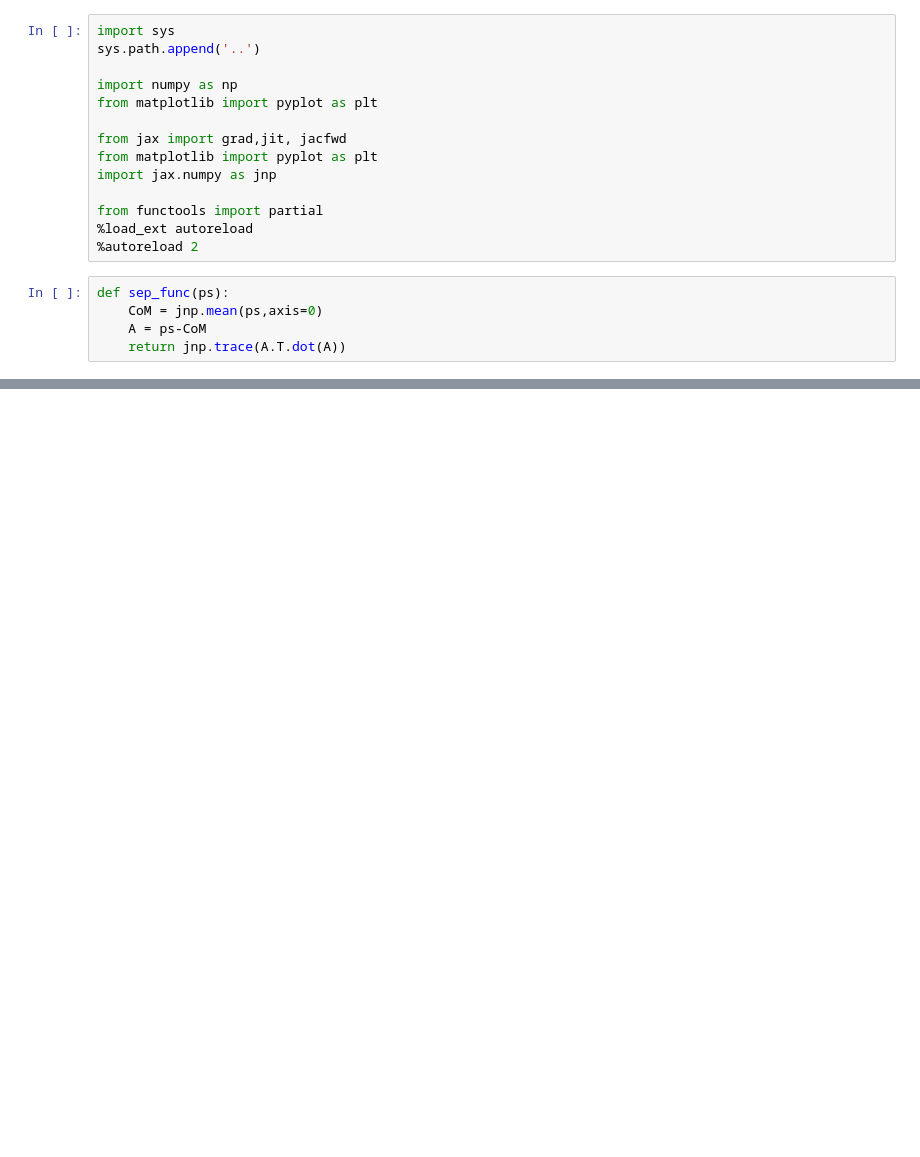
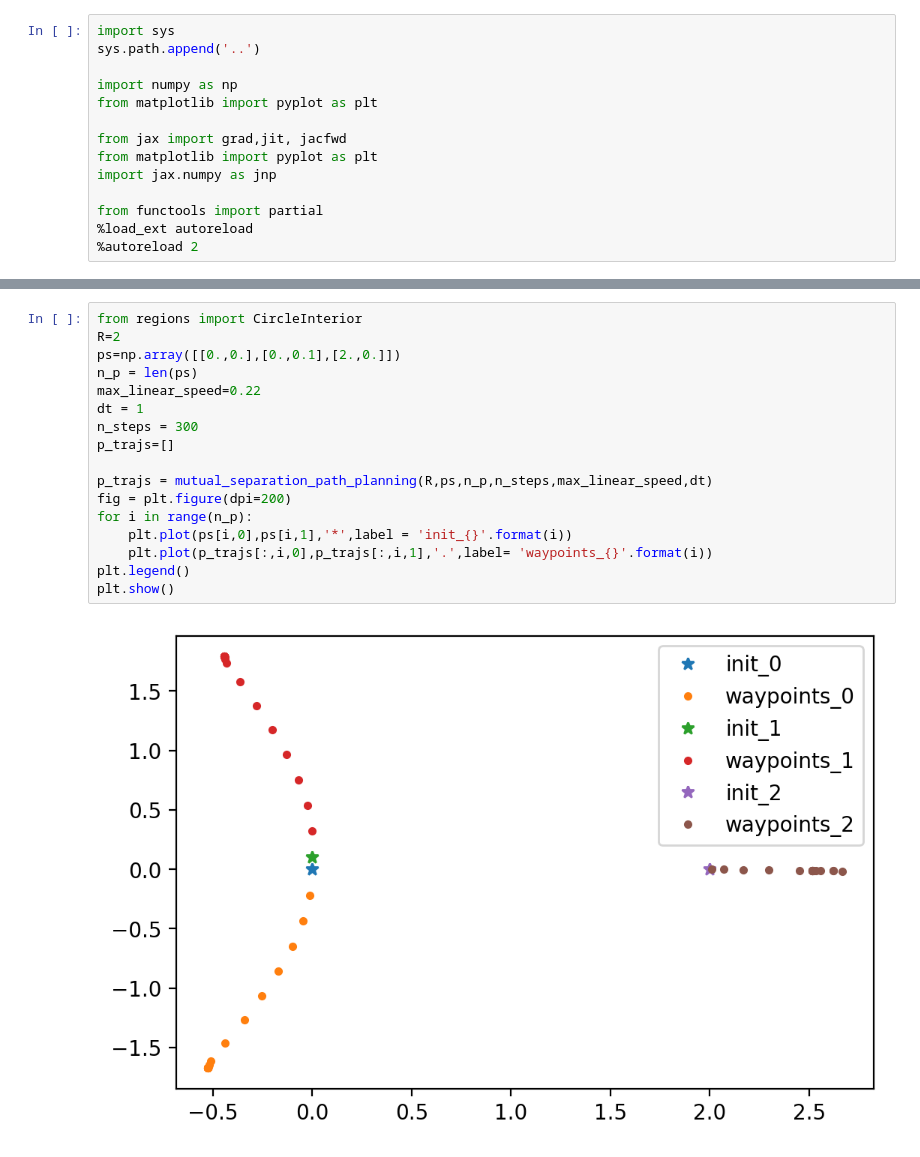
Before and after one commit to lina-robotics-lab/fim_track, a Jupyter notebook: src/Notebooks/Separation Only Path Planning.ipynb, the cells around one changed output, grey strips where cells are left out. Cells and saved outputs as stored; diff of their text form; blank space fills up the shorter version.

Commit message:
Finished: gradient descent on det((p-pCoM)(p-pCoM)^T) is used as initial movement planning

```diff
--- a/src/Notebooks/Separation Only Path Planning.ipynb
+++ b/src/Notebooks/Separation Only Path Planning.ipynb
@@ -12,9 +12,4 @@ import jax.numpy as jnp
 from functools import partial
 %load_ext autoreload
 %autoreload 2
-# %%
-def sep_func(ps):
-    CoM = jnp.mean(ps,axis=0)
-    A = ps-CoM
-    return jnp.trace(A.T.dot(A))
 # %%
@@ -77,0 +49,19 @@ plt.show()
+# %%
+from regions import CircleInterior
+R=2
+ps=np.array([[0.,0.],[0.,0.1],[2.,0.]])
+n_p = len(ps)
+max_linear_speed=0.22
+dt = 1
+n_steps = 300
+p_trajs=[]
+
+p_trajs = mutual_separation_path_planning(R,ps,n_p,n_steps,max_linear_speed,dt)
+fig = plt.figure(dpi=200)
+for i in range(n_p):
+    plt.plot(ps[i,0],ps[i,1],'*',label = 'init_{}'.format(i))
+    plt.plot(p_trajs[:,i,0],p_trajs[:,i,1],'.',label= 'waypoints_{}'.format(i))
+plt.legend()
+plt.show()
+# %% [output]
+[figure, added]
```
Also changed, not shown: parts of 1 cell of this notebook, 3 other files.
